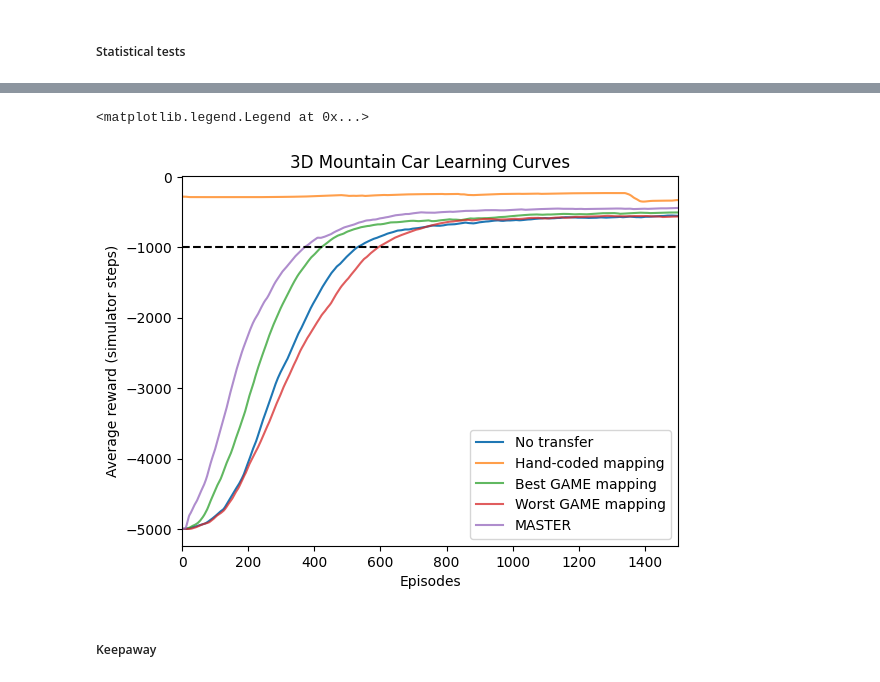
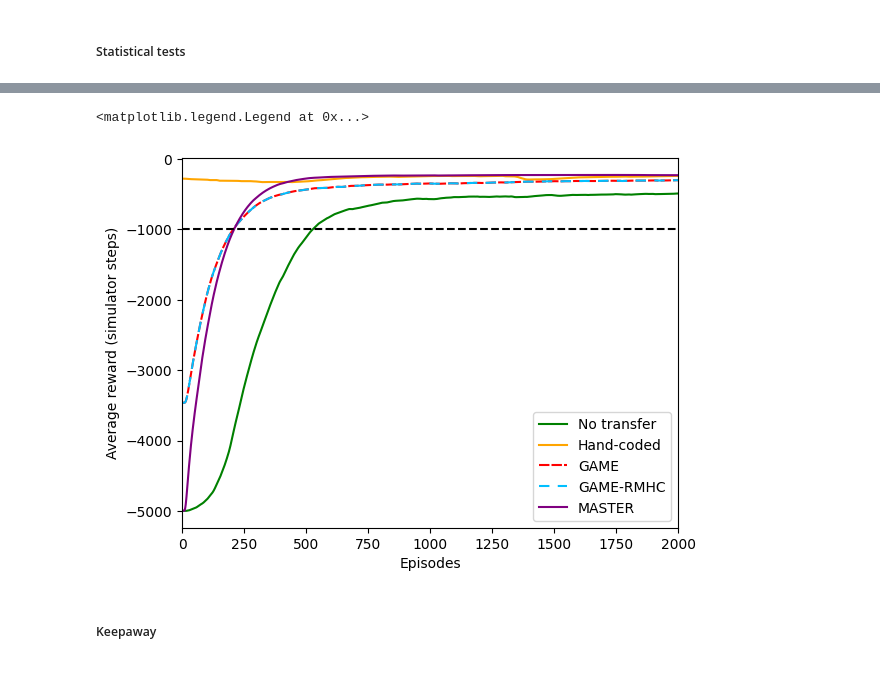
Before and after one commit to duyminh1998/GAME, a Jupyter notebook: notebooks/stats_test_2.ipynb, the cells around one changed output, grey strips where cells are left out. Saved outputs shown, nothing was run; the diff lists cells and outputs as text; code cells hidden in the pictures.

```diff
--- a/notebooks/stats_test_2.ipynb
+++ b/notebooks/stats_test_2.ipynb
@@ -16,7 +16,7 @@ trials = 10
 # %% [markdown]
 ##### GAME
 # %%
-results_folder_path = os.path.join(config_data['output_path'], 'Final Presentation', '11122022 Evolve keepaway Maps with GAME 2000 FE')
+results_folder_path = os.path.join(config_data['output_path'], '01072023 Evolve keepaway Maps with GAME 2000 FE One-pt CX 0.043 Mutation MSE')
 comparisons = []
 fitness_evaluations = []
 GAME_comparisons_avg = []
@@ -40,7 +44,7 @@ for trial in range(trials):
 # %% [markdown]
 ##### GAME-RMHC
 # %%
-results_folder_path = os.path.join(config_data['output_path'], 'Final Presentation', '11122022 Evolve keepaway Maps with GAME_RMHC 2000 FE')
+results_folder_path = os.path.join(config_data['output_path'], '01072023 Evolve keepaway Maps with GAME-RMHC 2000 FE MSE')
 comparisons = []
 fitness_evaluations = []
 GAMERMHC_comparisons_avg = []
@@ -152,7 +160,7 @@ RanksumsResult(statistic=-1.6630436812405998, pvalue=0.09630369202868826)
 # %% [markdown]
 ##### GAME
 # %%
-results_folder_path = os.path.join(config_data['output_path'], 'Final Presentation', '11112022 Evolve MC Maps with GAME 240 FE')
+results_folder_path = os.path.join(config_data['output_path'], '01072023 Evolve MC Maps with GAME 240 FE')
 comparisons = []
 fitness_evaluations = []
 GAME_comparisons_avg = []
@@ -163,12 +171,12 @@ for trial in range(trials):
     fitness_evaluations = []
     trial_stats = os.path.join(results_folder_path, 'MC_trial{}_stats.txt'.format(trial))
     trial_df = pd.read_csv(trial_stats, index_col=False, header=0)
-    best_fitness = max(trial_df[' best_fitness'])
+    best_fitness = max(trial_df['best_fitness'])
     GAME_best_fitness.append(best_fitness)
     for _, row in trial_df.iterrows():
-        if row[' best_fitness'] < best_fitness:
-            fitness_evaluations.append(row[' fitness_evaluations'])
-            comparisons.append(row[' comparisons'])
+        if row['best_fitness'] < best_fitness:
+            fitness_evaluations.append(row['fitness_evaluations'])
+            comparisons.append(row['comparisons'])
         else:
             break
     GAME_comparisons_avg.append(sum(comparisons))
@@ -176,7 +201,7 @@ for trial in range(trials):
 # %% [markdown]
 ##### GAME-RMHC
 # %%
-results_folder_path = os.path.join(config_data['output_path'], 'Final Presentation', '11112022 Evolve MC Maps with GAME_RMHC 240 FE')
+results_folder_path = os.path.join(config_data['output_path'], '01072023 Evolve MC Maps with GAME-RMHC 240 FE')
 comparisons = []
 fitness_evaluations = []
 GAMERMHC_comparisons_avg = []
@@ -185,7 +210,7 @@ GAMERMHC_best_fitness = []
 for trial in range(trials):
     comparisons = []
     fitness_evaluations = []
-    trial_stats = os.path.join(results_folder_path, 'MC_trial{}_stats.csv'.format(trial))
+    trial_stats = os.path.join(results_folder_path, 'trial{}_stats.csv'.format(trial))
     trial_df = pd.read_csv(trial_stats, index_col=False, header=0)
     best_fitness = max(trial_df['best_fitness'])
     GAMERMHC_best_fitness.append(best_fitness)
@@ -499,34 +574,44 @@ for i in range(len(data) - 1):
 # %%
 # MC3D_train_no_transfer_folder_path = os.path.join(config_data['data_path'], 'mountain_car')
-MC3D_train_no_transfer_folder_path = os.path.join(config_data['output_path'], '12152022 Train MC3D No Transfer')
+MC3D_train_no_transfer_folder_path = os.path.join(config_data['output_path'], '01242023 Train MC3D No Transfer 30 Trials')
 MC3D_train_no_transfer_filepath = os.path.join(MC3D_train_no_transfer_folder_path, 'eval_3DMC_a0.75_l0.99_e0_nt8.csv')
 df = pd.read_csv(MC3D_train_no_transfer_filepath, index_col=False)
-all_output_X, all_output_Y, all_output_eps, avg_output_X, avg_output_Y, avg_output_eps = plot_MC(df, 10)
-plt.plot(avg_output_X, avg_output_Y, label = 'No transfer')
+all_output_X, all_output_Y, all_output_eps, avg_output_X, avg_output_Y, avg_output_eps = plot_MC(df, 30)
+plt.plot(avg_output_X, avg_output_Y, label = 'No transfer', c = 'green')
 
 # experiments = ['12162022 Train MC3D With QValue Transfer Mapping 010110202', '11152022 Train MC3D With Transfer Mapping 010100000',
 # '12302022 Train MC3D With QValue Transfer Mapping 101022222', '11142022 Train MC3D With Transfer Mapping 0101master']
 # experiment_name = ['Hand-coded mapping', 'Best GAME mapping', 'Worst GAME mapping', 'MASTER']
-experiments = ['12162022 Train MC3D With QValue Transfer Mapping 010110202', '12312022 Train MC3D With QValue Transfer Mapping 010111111',
-'12302022 Train MC3D With QValue Transfer Mapping 101022222', '01022023 Train MC3D With QValue Transfer Mapping master']
-experiment_name = ['Hand-coded mapping', 'Best GAME mapping', 'Worst GAME mapping', 'MASTER']
+experiments = ['01242023 Train MC3D With QValue Transfer Mapping 010110202 30 Trials', '01242023 Train MC3D With QValue Transfer Mapping 010111212 30 Trials',
+'01242023 Train MC3D With QValue Transfer Mapping 010111212 30 Trials', '01242023 Train MC3D With QValue Transfer Mapping master 30 Trials']
+experiment_name = ['Hand-coded', 'GAME', 'GAME-RMHC', 'MASTER']
+exp_color = ['orange', 'red', 'deepskyblue', 'purple']
 for exp_idx, experiment in enumerate(experiments):
     MC3D_train_transfer_folder_path = os.path.join(config_data['output_path'], experiment)
     MC3D_train_transfer_filepath = os.path.join(MC3D_train_transfer_folder_path, 'eval_3DMC_a0.75_l0.99_e0.01_nt8.csv')
+    if experiment == '01242023 Train MC3D With QValue Transfer Mapping 010111212 30 Trials':
+        MC3D_train_transfer_filepath = os.path.join(MC3D_train_transfer_folder_path, 'eval_3DMC_a0.5_l0.5_e0.01_nt8.csv')
+    elif experiment == '01242023 Train MC3D With QValue Transfer Mapping master 30 Trials':
+        MC3D_train_transfer_filepath = os.path.join(MC3D_train_transfer_folder_path, 'eval_3DMC_a0.5_l0.5_e0.01_nt8.csv')
     df = pd.read_csv(MC3D_train_transfer_filepath, index_col=False)
-    all_output_X, all_output_Y, all_output_eps, avg_output_X, avg_output_Y, avg_output_eps = plot_MC(df, 10)
-    plt.plot(avg_output_X, avg_output_Y, label = '{}'.format(experiment_name[exp_idx]), alpha=0.75)
+    all_output_X, all_output_Y, all_output_eps, avg_output_X, avg_output_Y, avg_output_eps = plot_MC(df, 30)
+    if experiment_name[exp_idx] == 'GAME-RMHC':
+        plt.plot(avg_output_X, avg_output_Y, label = '{}'.format(experiment_name[exp_idx]), linestyle='--', dashes=(5, 4), c = exp_color[exp_idx])
+    elif experiment_name[exp_idx] == 'GAME':
+        plt.plot(avg_output_X, avg_output_Y, label = '{}'.format(experiment_name[exp_idx]), linestyle='--', dashes=(5, 1), c = exp_color[exp_idx])
+    else:
+        plt.plot(avg_output_X, avg_output_Y, label = '{}'.format(experiment_name[exp_idx]), c = exp_color[exp_idx])
 
-plt.plot([0, 1500], [-1000, -1000], 'k--')
+plt.plot([0, 2000], [-1000, -1000], 'k--')
 
-plt.xlim(0, 1500)
+plt.xlim(0, 2000)
 plt.xlabel('Episodes')
 plt.ylabel('Average reward (simulator steps)')
-plt.title('3D Mountain Car Learning Curves')
+# plt.title('3D Mountain Car Learning Curves')
 plt.legend()
 # %% [output]
 <matplotlib.legend.Legend at 0x...>
-[figure, old version]
+[figure, new version]
 # %% [markdown]
 ##### Keepaway
 # %%
```
Also changed, not shown: parts of 38 cells of this notebook, 13 other files.
